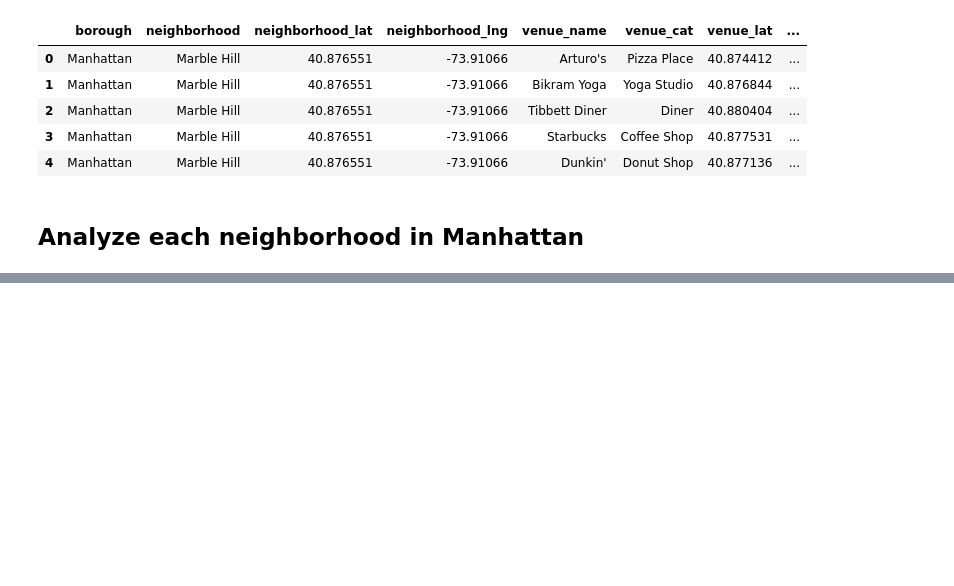
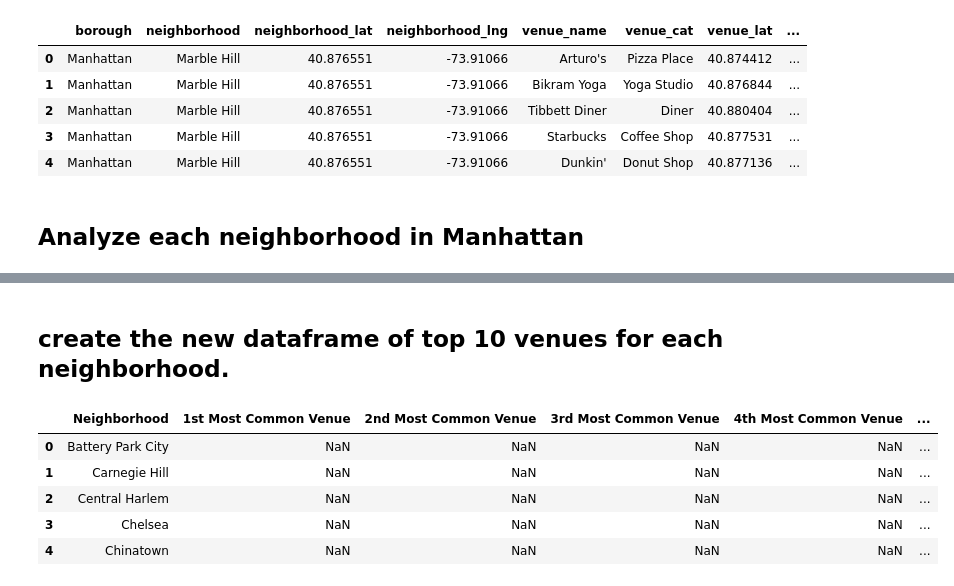
Before and after one commit to uscwang54/Coursera_Capstone, a Jupyter notebook: new york neighborhood segmentation.ipynb, the cells around one changed output, grey strips where cells are left out. Saved outputs shown, nothing was run; the diff lists cells and outputs as text; code cells hidden in the pictures; blank space fills up the shorter version.

```diff
--- a/new york neighborhood segmentation.ipynb
+++ b/new york neighborhood segmentation.ipynb
@@ -380,0 +432,18 @@ Manhattan_venues.head()
+# %% [markdown]
+##  create the new dataframe of top 10 venues for each neighborhood.
+# %%
+columns = ['1st Most Common Venue','2nd Most Common Venue','3rd Most Common Venue'] +\
+          [str(i+1)+'th Most Common Venue' for i in range(3,10)]
+
+Manhattan_venue_top10 = pd.DataFrame(columns=columns)
+Manhattan_venue_top10['Neighborhood'] = Manhattan_venue_grouped['neighborhood']
+Manhattan_venue_top10.set_index('Neighborhood',inplace=True)
+Manhattan_venue_top10.reset_index(inplace=True)
+Manhattan_venue_top10.head()
+# %% [output]
+|  | Neighborhood | 1st Most Common Venue | 2nd Most Common Venue | 3rd Most Common Venue | 4th Most Common Venue | ... |
+| 0 | Battery Park City | NaN | NaN | NaN | NaN | ... |
+| 1 | Carnegie Hill | NaN | NaN | NaN | NaN | ... |
+| 2 | Central Harlem | NaN | NaN | NaN | NaN | ... |
+| 3 | Chelsea | NaN | NaN | NaN | NaN | ... |
+| 4 | Chinatown | NaN | NaN | NaN | NaN | ... |
```
Also changed, not shown: parts of 14 cells of this notebook.
